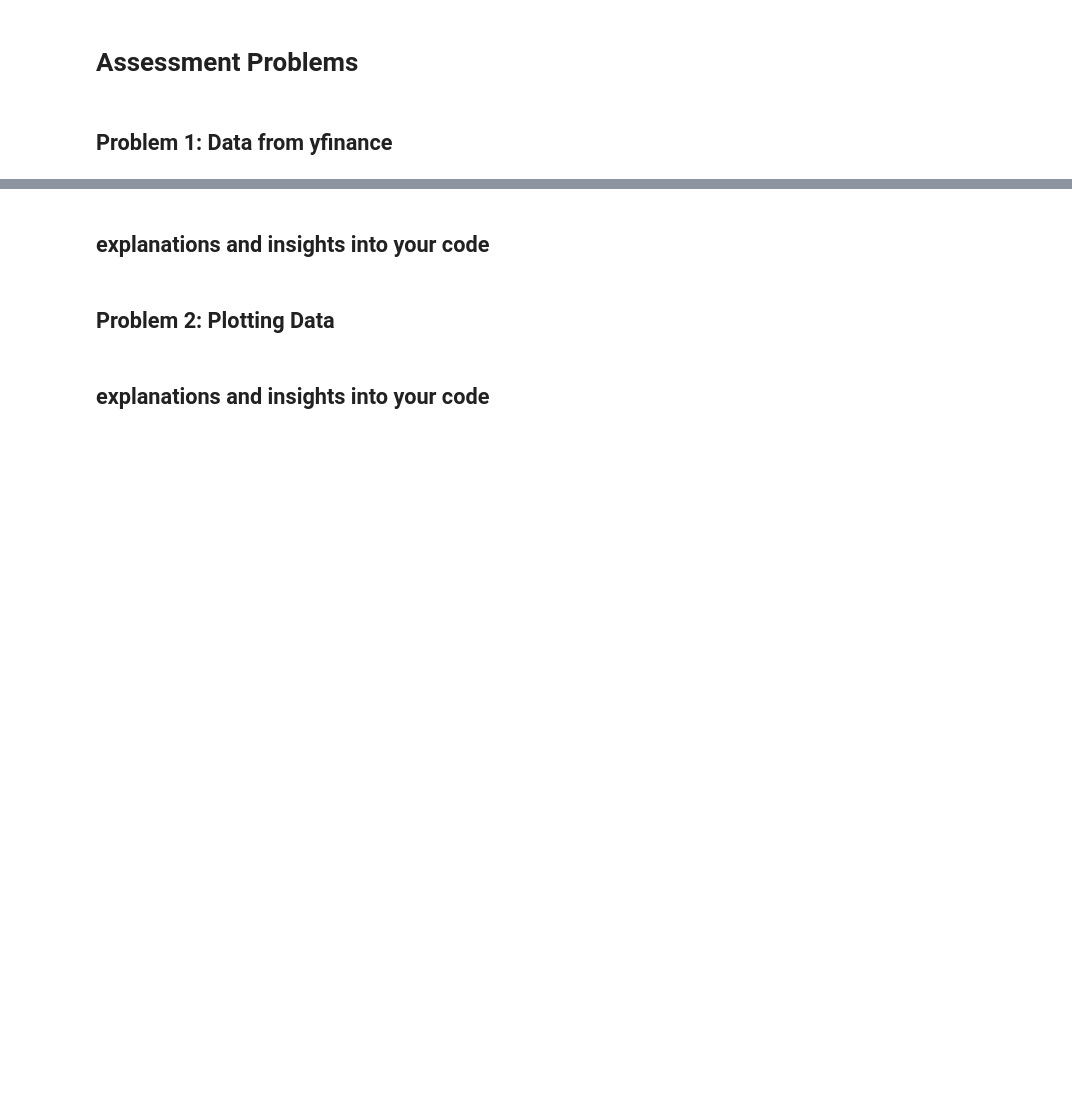
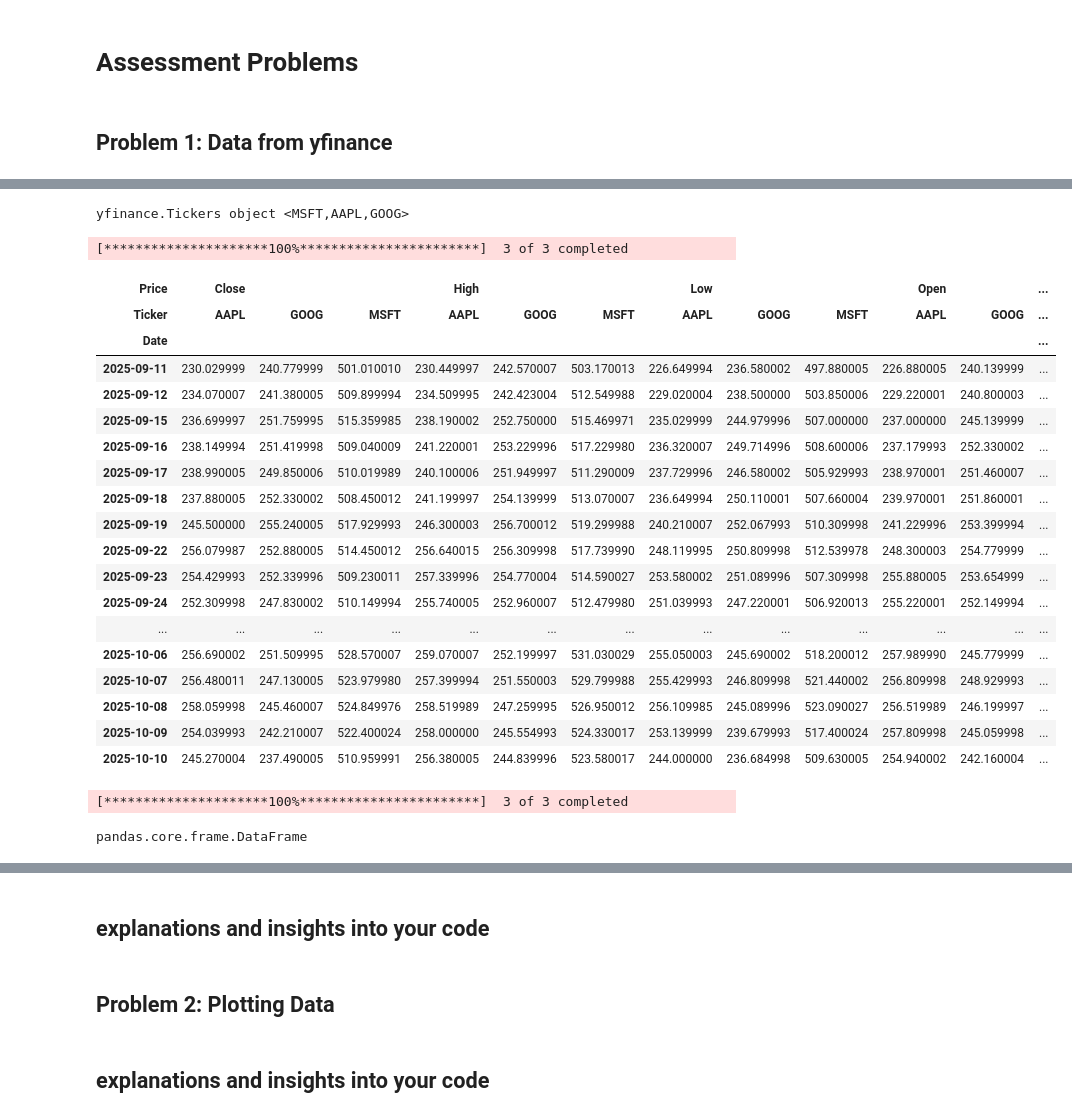
Before and after one commit to fin81985/computer-infrastructure, a Jupyter notebook: problems.ipynb, the cells around one changed output, grey strips where cells are left out. Saved outputs shown, nothing was run; the diff lists cells and outputs as text; code cells hidden in the pictures; blank space fills up the shorter version.

```diff
--- a/problems.ipynb
+++ b/problems.ipynb
@@ -46,0 +79,37 @@ DatetimeIndex(['2025-09-11', '2025-09-12', '2025-09-15', '2025-09-16',
+# %%
+
+tickers
+# %% [output]
+yfinance.Tickers object <MSFT,AAPL,GOOG>
+# %%
+
+yf.download(['MSFT', 'AAPL', 'GOOG'], period='1mo')
+# %% [output]
+[*********************100%***********************]  3 of 3 completed
+| Price | Close |  |  | High |  |  | Low |  |  | Open |  | ... |
+| Ticker | AAPL | GOOG | MSFT | AAPL | GOOG | MSFT | AAPL | GOOG | MSFT | AAPL | GOOG | ... |
+| Date |  |  |  |  |  |  |  |  |  |  |  | ... |
+| 2025-09-11 | 230.029999 | 240.779999 | 501.010010 | 230.449997 | 242.570007 | 503.170013 | 226.649994 | 236.580002 | 497.880005 | 226.880005 | 240.139999 | ... |
+| 2025-09-12 | 234.070007 | 241.380005 | 509.899994 | 234.509995 | 242.423004 | 512.549988 | 229.020004 | 238.500000 | 503.850006 | 229.220001 | 240.800003 | ... |
+| 2025-09-15 | 236.699997 | 251.759995 | 515.359985 | 238.190002 | 252.750000 | 515.469971 | 235.029999 | 244.979996 | 507.000000 | 237.000000 | 245.139999 | ... |
+| 2025-09-16 | 238.149994 | 251.419998 | 509.040009 | 241.220001 | 253.229996 | 517.229980 | 236.320007 | 249.714996 | 508.600006 | 237.179993 | 252.330002 | ... |
+| 2025-09-17 | 238.990005 | 249.850006 | 510.019989 | 240.100006 | 251.949997 | 511.290009 | 237.729996 | 246.580002 | 505.929993 | 238.970001 | 251.460007 | ... |
+| 2025-09-18 | 237.880005 | 252.330002 | 508.450012 | 241.199997 | 254.139999 | 513.070007 | 236.649994 | 250.110001 | 507.660004 | 239.970001 | 251.860001 | ... |
+| 2025-09-19 | 245.500000 | 255.240005 | 517.929993 | 246.300003 | 256.700012 | 519.299988 | 240.210007 | 252.067993 | 510.309998 | 241.229996 | 253.399994 | ... |
+| 2025-09-22 | 256.079987 | 252.880005 | 514.450012 | 256.640015 | 256.309998 | 517.739990 | 248.119995 | 250.809998 | 512.539978 | 248.300003 | 254.779999 | ... |
+| 2025-09-23 | 254.429993 | 252.339996 | 509.230011 | 257.339996 | 254.770004 | 514.590027 | 253.580002 | 251.089996 | 507.309998 | 255.880005 | 253.654999 | ... |
+| 2025-09-24 | 252.309998 | 247.830002 | 510.149994 | 255.740005 | 252.960007 | 512.479980 | 251.039993 | 247.220001 | 506.920013 | 255.220001 | 252.149994 | ... |
+| ... | ... | ... | ... | ... | ... | ... | ... | ... | ... | ... | ... | ... |
+| 2025-10-06 | 256.690002 | 251.509995 | 528.570007 | 259.070007 | 252.199997 | 531.030029 | 255.050003 | 245.690002 | 518.200012 | 257.989990 | 245.779999 | ... |
+| 2025-10-07 | 256.480011 | 247.130005 | 523.979980 | 257.399994 | 251.550003 | 529.799988 | 255.429993 | 246.809998 | 521.440002 | 256.809998 | 248.929993 | ... |
+| 2025-10-08 | 258.059998 | 245.460007 | 524.849976 | 258.519989 | 247.259995 | 526.950012 | 256.109985 | 245.089996 | 523.090027 | 256.519989 | 246.199997 | ... |
+| 2025-10-09 | 254.039993 | 242.210007 | 522.400024 | 258.000000 | 245.554993 | 524.330017 | 253.139999 | 239.679993 | 517.400024 | 257.809998 | 245.059998 | ... |
+| 2025-10-10 | 245.270004 | 237.490005 | 510.959991 | 256.380005 | 244.839996 | 523.580017 | 244.000000 | 236.684998 | 509.630005 | 254.940002 | 242.160004 | ... |
+# %%
+df = yf.download(['MSFT', 'AAPL', 'GOOG'], period='1mo')
+# %% [output]
+[*********************100%***********************]  3 of 3 completed
+# %%
+type(df)
+# %% [output]
+pandas.core.frame.DataFrame
```
Also changed, not shown: parts of 12 cells of this notebook.
